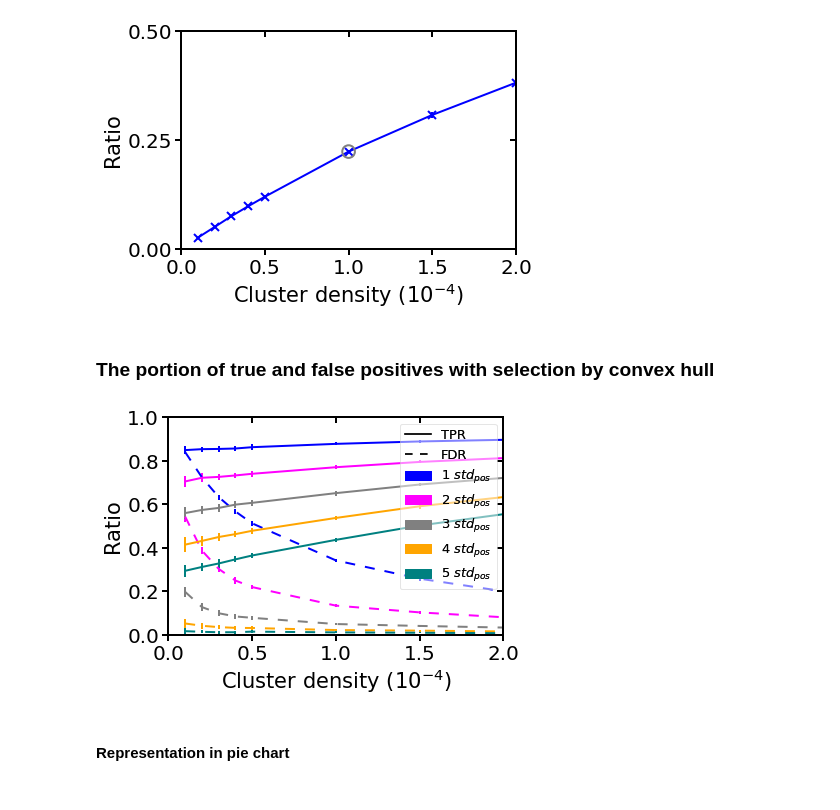
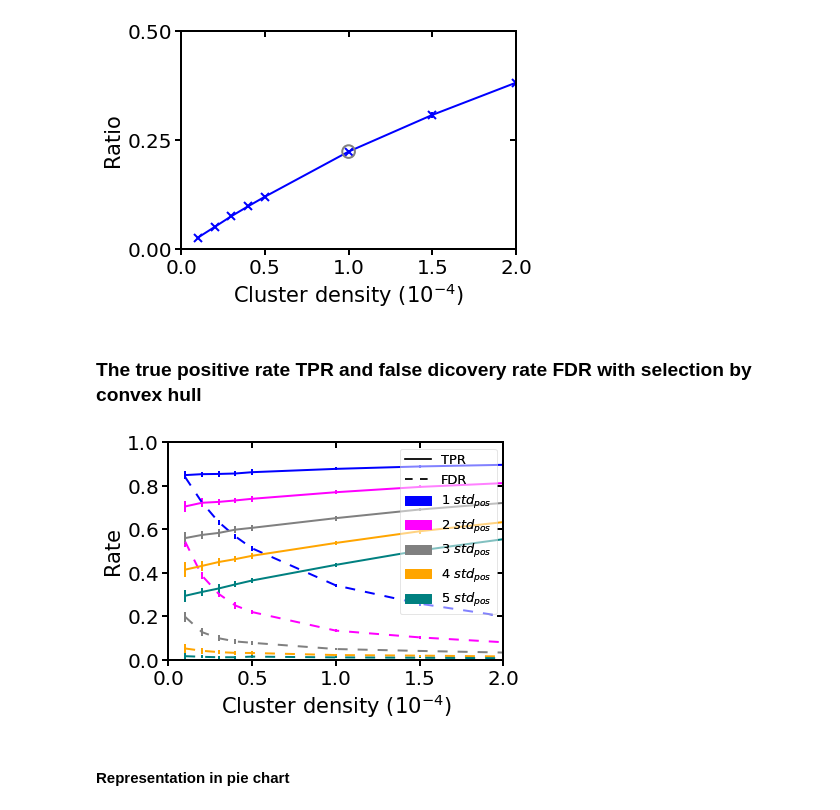
Before and after one commit to super-resolution/Ebert-et-al-2022-supplement, a Jupyter notebook: notebooks/3. Selection_criterion_convex_hull_merging.ipynb, the cells around one changed output. Cells and saved outputs as stored; diff of their text form; code cells hidden in the pictures.

```diff
--- a/notebooks/3. Selection_criterion_convex_hull_merging.ipynb
+++ b/notebooks/3. Selection_criterion_convex_hull_merging.ipynb
@@ -22,7 +22,7 @@ import matplotlib.patches as mpatches
 ### Load lookup table of area convex hull
 Contains e.g. mean and standard deviation of areas of the convex hull.
 # %%
-lookup_table = pd.read_csv(r"Lookup_tables\lookup_table_area_2d.csv", index_col=0)
+lookup_table = pd.read_csv(r"lookup_tables\lookup_table_area_2d.csv", index_col=0)
 mean = lookup_table.loc["$E(A_{ch}(n))$"].astype(float).values
 std_pos = lookup_table.loc["$std_{pos}(n)$"].astype(float).values
 # %% [markdown]
@@ -81,45 +83,45 @@ fig.savefig(r"plt_figures\merge_per_density.svg")
 # %% [output]
 [figure]
 # %% [markdown]
-### The portion of true and false positives with selection by convex hull
+### The true positive rate TPR and false dicovery rate FDR with selection by convex hull
-# %%
-rcParams["axes.linewidth"] = 2
-fig, ax = plt.subplots(figsize=(6, 4))
-x = sca_means.index.levels[0]
-color = ["blue", "magenta", "grey", "orange", "teal"]
-patches = {}
-for i, threshold in enumerate(sca_means.index.levels[1]):
-    tpr = sca_means.loc[(slice(None), threshold), "TPR"].values
-    tpr_yerr = sca_stds.loc[(slice(None), threshold), "TPR"].values
-    fdr = sca_means.loc[(slice(None), threshold), "FDR"].values
-    fdr_yerr = sca_stds.loc[(slice(None), threshold), "FDR"].values
-    ax.errorbar(x, tpr, yerr=tpr_yerr, label=threshold, c=color[i], lw=2, marker="", markeredgewidth=2)
-    ax.errorbar(x, fdr, yerr=fdr_yerr, ls=(0, (5, 5)), label=threshold, c=color[i], lw=2, marker="",
-                markeredgewidth=2)
-    patches["patch{0}".format(i)] = mpatches.Patch(color=color[i], label=str(i+1) + r" $std_{pos}$")
-
-handles_legend = [mlines.Line2D([], [], label="TPR", c="k", marker=""),
-                  mlines.Line2D([], [], label="FDR", linestyle=(0, (5, 5)), c="k", marker="")]
-for patch in patches.values():
-    handles_legend.append(patch)
-second_legend = ax.legend(handles=handles_legend, loc=1, fontsize=13, framealpha=0.3)
-ax.add_artist(second_legend)
-ax.ticklabel_format(style="sci", axis="x", scilimits=(0,0))
-ax.set_xlabel("Cluster density (" + r"$10^{-4}$" + ")", fontsize=21)
-ax.set_ylabel("Ratio", fontsize=21)
-ax.tick_params(labelsize=20, width=2, length=6)
-ax.xaxis.get_offset_text().set_visible(False)
-tick_spacing_x = 5e-5
-ax.xaxis.set_major_locator(ticker.MultipleLocator(tick_spacing_x))
-tick_spacing_y = 0.2
-ax.yaxis.set_major_locator(ticker.MultipleLocator(tick_spacing_y))
-ax.set_ylim(0, 1)
-second_axis(ax, "top", tick_spacing_x)
-second_axis(ax, "right", tick_spacing_y)
-ax.set_xlim(0, 20e-5)
-fig.savefig(r"plt_figures\chc_merging_TPR_FDR.svg")
-# %% [output]
-[figure, removed]
+# %%
+rcParams["axes.linewidth"] = 2
+fig, ax = plt.subplots(figsize=(6, 4))
+x = sca_means.index.levels[0]
+color = ["blue", "magenta", "grey", "orange", "teal"]
+patches = {}
+for i, threshold in enumerate(sca_means.index.levels[1]):
+    tpr = sca_means.loc[(slice(None), threshold), "TPR"].values
+    tpr_yerr = sca_stds.loc[(slice(None), threshold), "TPR"].values
+    fdr = sca_means.loc[(slice(None), threshold), "FDR"].values
+    fdr_yerr = sca_stds.loc[(slice(None), threshold), "FDR"].values
+    ax.errorbar(x, tpr, yerr=tpr_yerr, label=threshold, c=color[i], lw=2, marker="", markeredgewidth=2)
+    ax.errorbar(x, fdr, yerr=fdr_yerr, ls=(0, (5, 5)), label=threshold, c=color[i], lw=2, marker="",
+                markeredgewidth=2)
+    patches["patch{0}".format(i)] = mpatches.Patch(color=color[i], label=str(i+1) + r" $std_{pos}$")
+
+handles_legend = [mlines.Line2D([], [], label="TPR", c="k", marker=""),
+                  mlines.Line2D([], [], label="FDR", linestyle=(0, (5, 5)), c="k", marker="")]
+for patch in patches.values():
+    handles_legend.append(patch)
+second_legend = ax.legend(handles=handles_legend, loc=1, fontsize=13, framealpha=0.3)
+ax.add_artist(second_legend)
+ax.ticklabel_format(style="sci", axis="x", scilimits=(0,0))
+ax.set_xlabel("Cluster density (" + r"$10^{-4}$" + ")", fontsize=21)
+ax.set_ylabel("Rate", fontsize=21)
+ax.tick_params(labelsize=20, width=2, length=6)
+ax.xaxis.get_offset_text().set_visible(False)
+tick_spacing_x = 5e-5
+ax.xaxis.set_major_locator(ticker.MultipleLocator(tick_spacing_x))
+tick_spacing_y = 0.2
+ax.yaxis.set_major_locator(ticker.MultipleLocator(tick_spacing_y))
+ax.set_ylim(0, 1)
+second_axis(ax, "top", tick_spacing_x)
+second_axis(ax, "right", tick_spacing_y)
+ax.set_xlim(0, 20e-5)
+fig.savefig(r"plt_figures\chc_merging_TPR_FDR.svg")
+# %% [output]
+[figure, added]
 # %% [markdown]
 #### Representation in pie chart
 # %%
```
Also changed, not shown: parts of 8 cells of this notebook, 7 other files.
